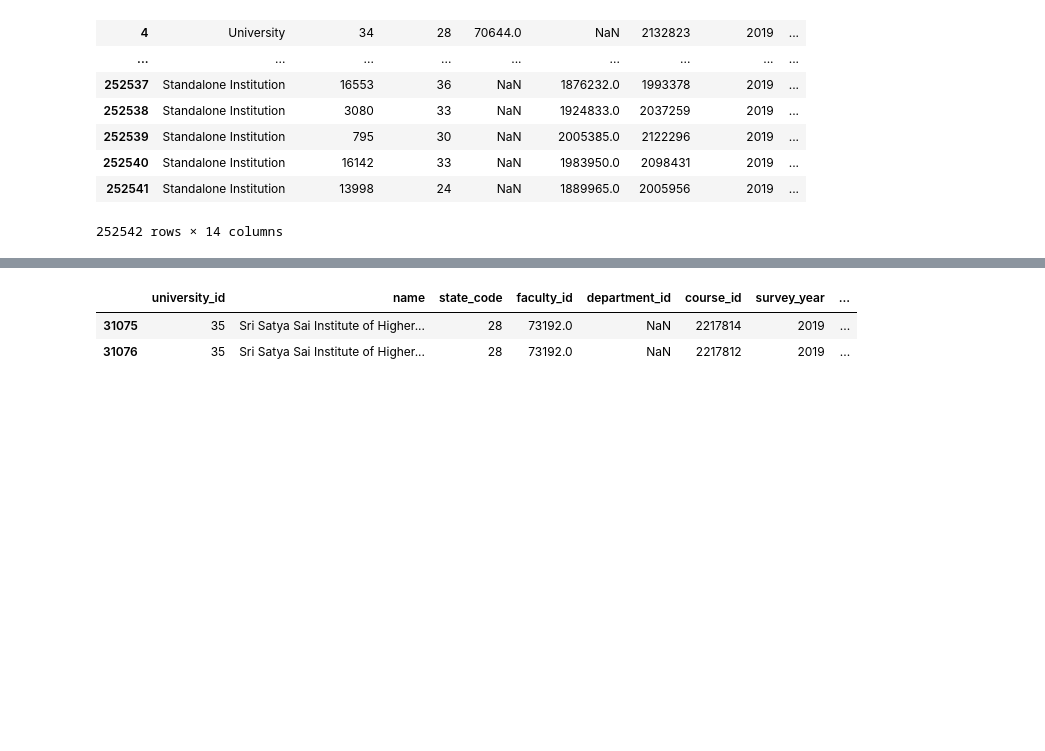
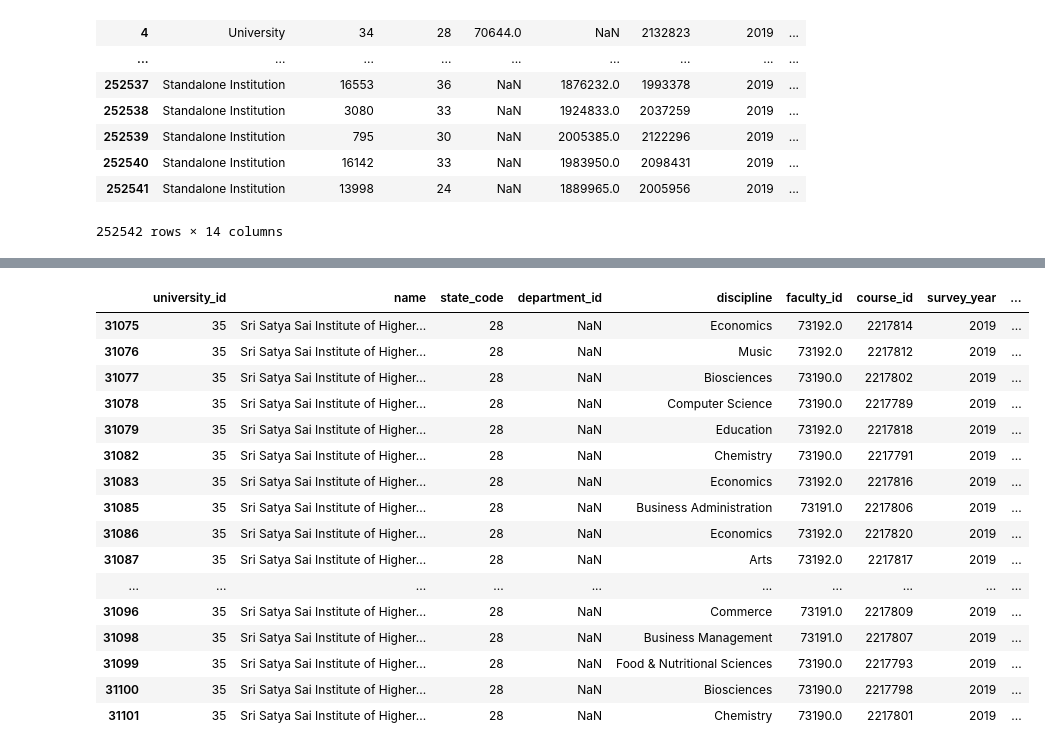
Before and after one commit to jainharsh8506/SIH2022, a Jupyter notebook: Hello/university_2019.ipynb, the cells around one changed output, grey strips where cells are left out. Saved outputs shown, nothing was run; the diff lists cells and outputs as text; code cells hidden in the pictures; blank space fills up the shorter version.

Commit message:
name changed
Co-Authored-By: bhavesh <9551+bhavesh@users.noreply.github.com>

```diff
--- a/Hello/Accreditation_19.ipynb
+++ b/Hello/university_2019.ipynb
@@ -671,10 +671,24 @@ df_uni_accr_infra_exam_u_2019.columns,'pass_percentage'
        dtype='object'),
  'pass_percentage')
 # %%
-df_uni_accr_infra_exam_sort_u_2019=df_uni_accr_infra_exam_u_2019[[ 'university_id','name', 'state_code', 'faculty_id', 'department_id', 'course_id', 'survey_year','examination_result_id', 'percentage','infra_count','pass_percentage']]
+df_uni_accr_infra_exam_sort_u_2019=df_uni_accr_infra_exam_u_2019[[ 'university_id','name', 'state_code','department_id','discipline', 'faculty_id',  'course_id', 'survey_year','examination_result_id', 'percentage','infra_count','pass_percentage']]
 # %%
-df_uni_accr_infra_exam_sort_u_2019.head(2)
+df_uni_accr_infra_exam_sort_u_2019.head(20)
 # %% [output]
-|  | university_id | name | state_code | faculty_id | department_id | course_id | survey_year | ... |
-| 31075 | 35 | Sri Satya Sai Institute of Higher... | 28 | 73192.0 | NaN | 2217814 | 2019 | ... |
-| 31076 | 35 | Sri Satya Sai Institute of Higher... | 28 | 73192.0 | NaN | 2217812 | 2019 | ... |
+|  | university_id | name | state_code | department_id | discipline | faculty_id | course_id | survey_year | ... |
+| 31075 | 35 | Sri Satya Sai Institute of Higher... | 28 | NaN | Economics | 73192.0 | 2217814 | 2019 | ... |
+| 31076 | 35 | Sri Satya Sai Institute of Higher... | 28 | NaN | Music | 73192.0 | 2217812 | 2019 | ... |
+| 31077 | 35 | Sri Satya Sai Institute of Higher... | 28 | NaN | Biosciences | 73190.0 | 2217802 | 2019 | ... |
+| 31078 | 35 | Sri Satya Sai Institute of Higher... | 28 | NaN | Computer Science | 73190.0 | 2217789 | 2019 | ... |
+| 31079 | 35 | Sri Satya Sai Institute of Higher... | 28 | NaN | Education | 73192.0 | 2217818 | 2019 | ... |
+| 31082 | 35 | Sri Satya Sai Institute of Higher... | 28 | NaN | Chemistry | 73190.0 | 2217791 | 2019 | ... |
+| 31083 | 35 | Sri Satya Sai Institute of Higher... | 28 | NaN | Economics | 73192.0 | 2217816 | 2019 | ... |
+| 31085 | 35 | Sri Satya Sai Institute of Higher... | 28 | NaN | Business Administration | 73191.0 | 2217806 | 2019 | ... |
+| 31086 | 35 | Sri Satya Sai Institute of Higher... | 28 | NaN | Economics | 73192.0 | 2217820 | 2019 | ... |
+| 31087 | 35 | Sri Satya Sai Institute of Higher... | 28 | NaN | Arts | 73192.0 | 2217817 | 2019 | ... |
+| ... | ... | ... | ... | ... | ... | ... | ... | ... | ... |
+| 31096 | 35 | Sri Satya Sai Institute of Higher... | 28 | NaN | Commerce | 73191.0 | 2217809 | 2019 | ... |
+| 31098 | 35 | Sri Satya Sai Institute of Higher... | 28 | NaN | Business Management | 73191.0 | 2217807 | 2019 | ... |
+| 31099 | 35 | Sri Satya Sai Institute of Higher... | 28 | NaN | Food & Nutritional Sciences | 73190.0 | 2217793 | 2019 | ... |
+| 31100 | 35 | Sri Satya Sai Institute of Higher... | 28 | NaN | Biosciences | 73190.0 | 2217798 | 2019 | ... |
+| 31101 | 35 | Sri Satya Sai Institute of Higher... | 28 | NaN | Chemistry | 73190.0 | 2217801 | 2019 | ... |
```
Also changed, not shown: parts of 6 cells of this notebook.
